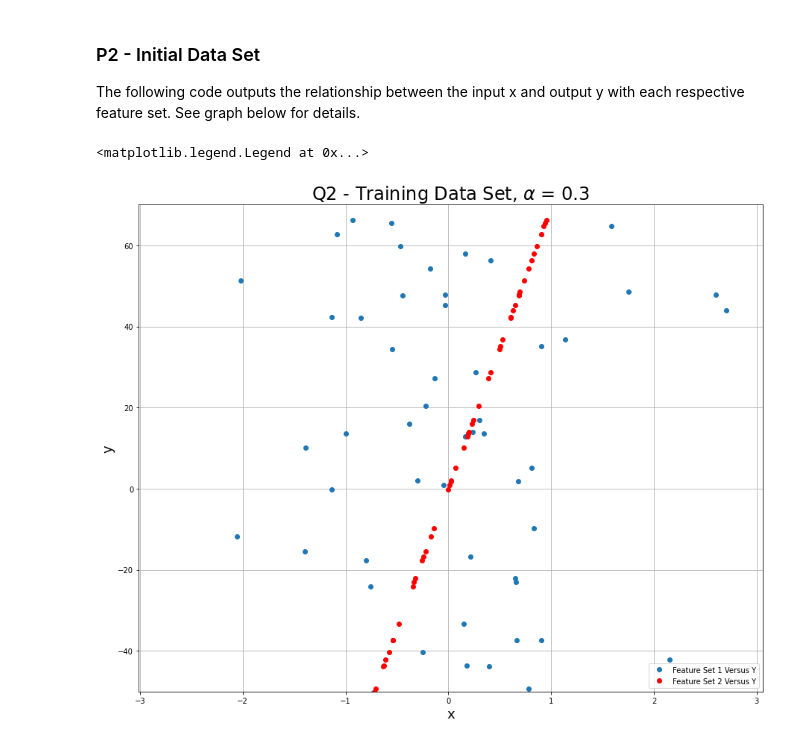
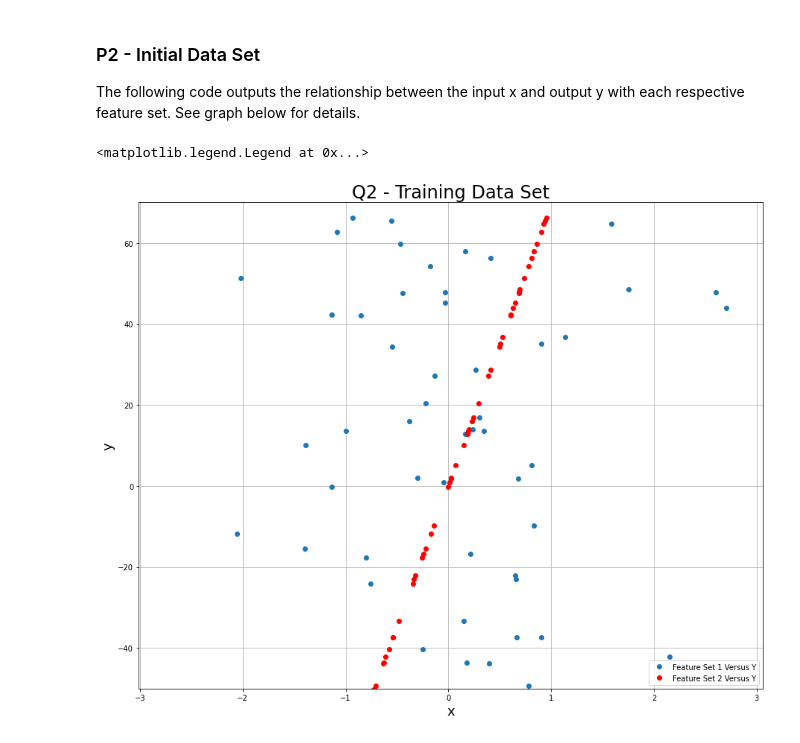
Before and after one commit to lrburle/ML_Assignment2, a Jupyter notebook: assign_2.ipynb, the cells around one changed output. Drawn from its saved outputs; the diff is of its cells as text; code cells hidden in the pictures.

```diff
--- a/assign_2.ipynb
+++ b/assign_2.ipynb
@@ -98,18 +116,18 @@ feature set. See graph below for details.
 # %%
 #Plot the initial training data.
 plt.figure(0, figsize=[15, 12])
 plt.xlabel('x', fontsize=18)
 plt.ylabel('y', fontsize=18)
-plt.title(f'Q2 - Training Data Set,' + r' $\alpha$ = ' + f'{a2.a}', fontsize=24)
+plt.title(f'Q2 - Training Data Set', fontsize=24)
 plt.ylim(-50, 70)
 train, test = plt.plot(x_train[:, 0], y_train, 'o',  x_train[:, 1], y_train, 'ro')
 
 train.set_label('Feature Set 1 Versus Y')
 test.set_label('Feature Set 2 Versus Y')
 plt.grid()
 plt.legend(loc='lower right')
 # %% [output]
 <matplotlib.legend.Legend at 0x...>
-[figure, old version]
+[figure, new version]
 # %%
 #Plot the initial testing data.
```
Also changed, not shown: parts of 18 cells of this notebook, 1 other file.
